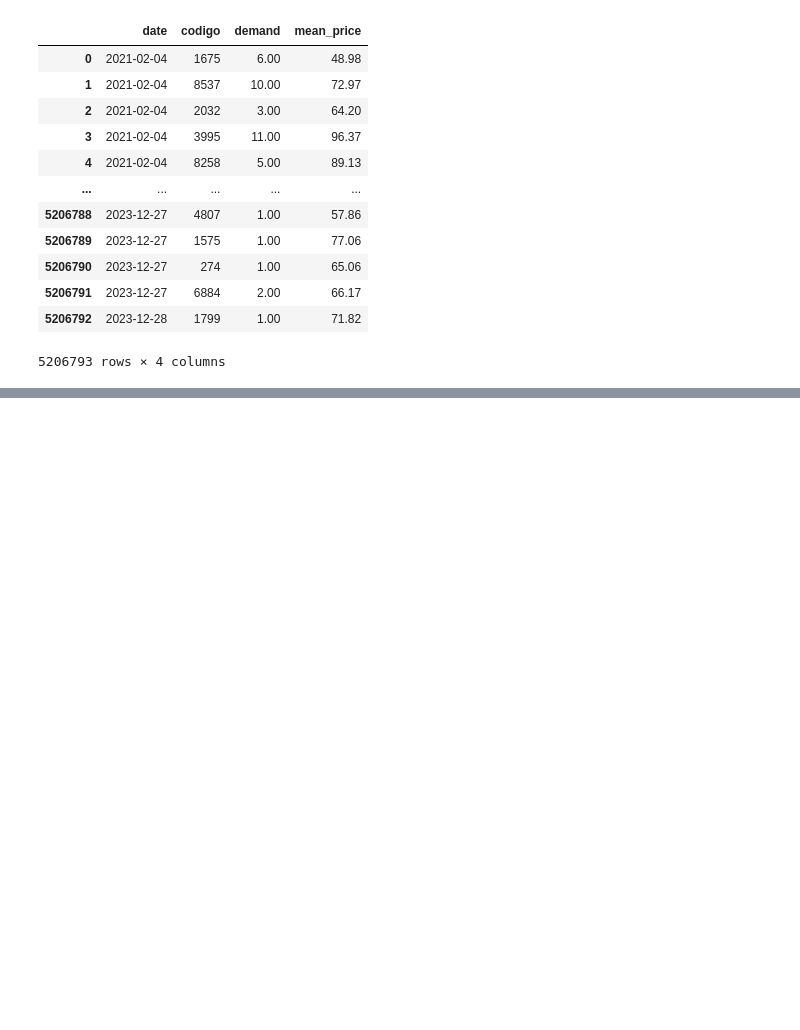
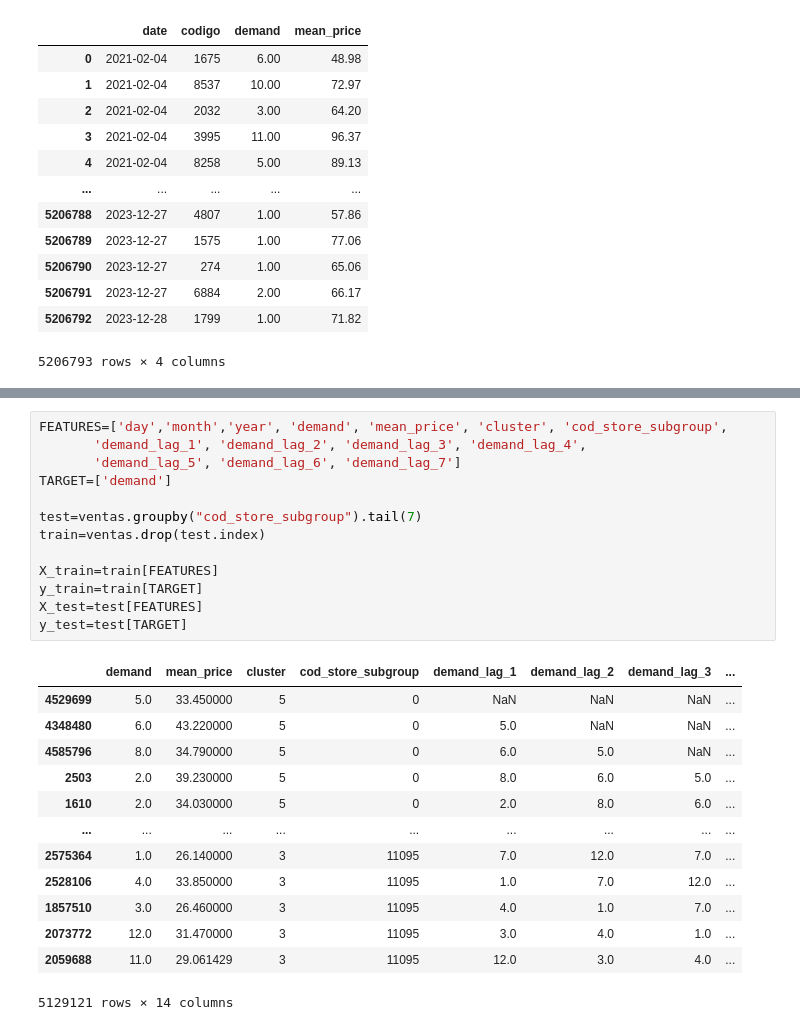
Before and after one commit to Emiliano-Torres/proyecto_eci, a Jupyter notebook: DataProcessing.ipynb, the cells around one changed output, grey strips where cells are left out. Cells and saved outputs as stored; diff of their text form; blank space fills up the shorter version.

```diff
--- a/DataProcessing.ipynb
+++ b/DataProcessing.ipynb
@@ -369,0 +370,27 @@ importar_ventas()
+# %%
+FEATURES=['day','month','year', 'demand', 'mean_price', 'cluster', 'cod_store_subgroup',
+       'demand_lag_1', 'demand_lag_2', 'demand_lag_3', 'demand_lag_4',
+       'demand_lag_5', 'demand_lag_6', 'demand_lag_7']
+TARGET=['demand']
+
+test=ventas.groupby("cod_store_subgroup").tail(7)
+train=ventas.drop(test.index)
+
+X_train=train[FEATURES]
+y_train=train[TARGET]
+X_test=test[FEATURES]
+y_test=test[TARGET]
+# %% [output]
+|  | demand | mean_price | cluster | cod_store_subgroup | demand_lag_1 | demand_lag_2 | demand_lag_3 | ... |
+| 4529699 | 5.0 | 33.450000 | 5 | 0 | NaN | NaN | NaN | ... |
+| 4348480 | 6.0 | 43.220000 | 5 | 0 | 5.0 | NaN | NaN | ... |
+| 4585796 | 8.0 | 34.790000 | 5 | 0 | 6.0 | 5.0 | NaN | ... |
+| 2503 | 2.0 | 39.230000 | 5 | 0 | 8.0 | 6.0 | 5.0 | ... |
+| 1610 | 2.0 | 34.030000 | 5 | 0 | 2.0 | 8.0 | 6.0 | ... |
+| ... | ... | ... | ... | ... | ... | ... | ... | ... |
+| 2575364 | 1.0 | 26.140000 | 3 | 11095 | 7.0 | 12.0 | 7.0 | ... |
+| 2528106 | 4.0 | 33.850000 | 3 | 11095 | 1.0 | 7.0 | 12.0 | ... |
+| 1857510 | 3.0 | 26.460000 | 3 | 11095 | 4.0 | 1.0 | 7.0 | ... |
+| 2073772 | 12.0 | 31.470000 | 3 | 11095 | 3.0 | 4.0 | 1.0 | ... |
+| 2059688 | 11.0 | 29.061429 | 3 | 11095 | 12.0 | 3.0 | 4.0 | ... |
+5129121 rows × 14 columns
```
Also changed, not shown: parts of 6 cells of this notebook, 2 other files.
